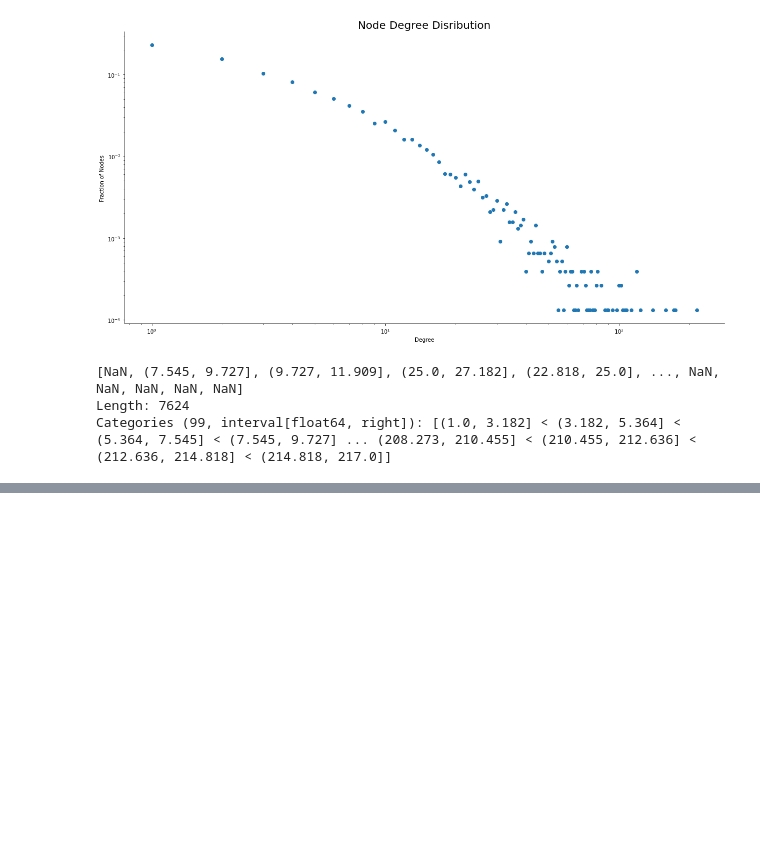
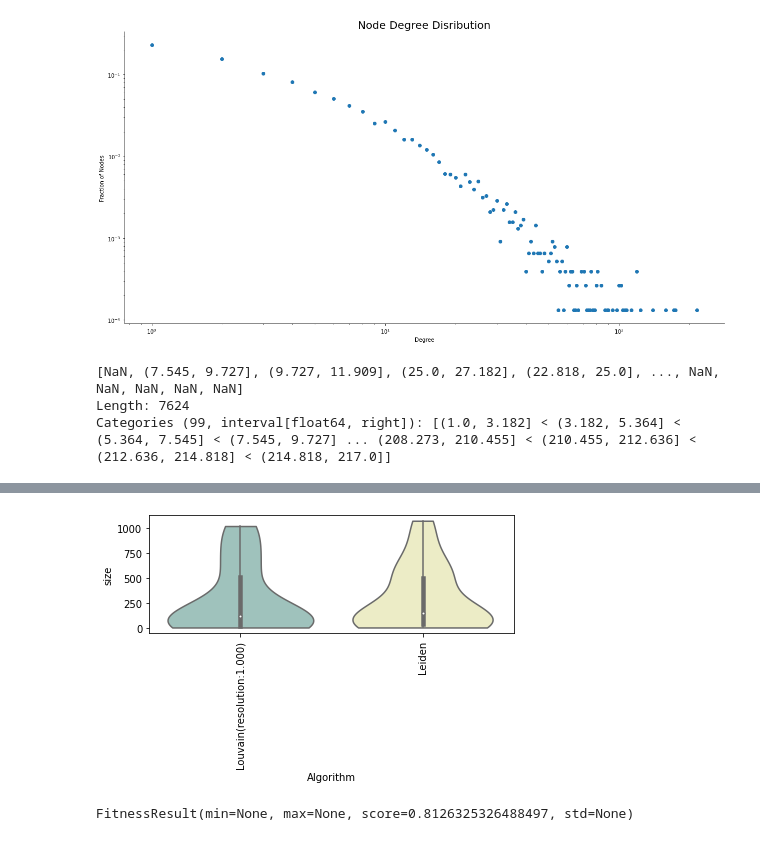
Before and after one commit to LaurinBrechter/GraphTheory, a Jupyter notebook: LastFmSocialNetwork.ipynb, the cells around one changed output, grey strips where cells are left out. Saved outputs shown, nothing was run; the diff lists cells and outputs as text; code cells hidden in the pictures; blank space fills up the shorter version.

```diff
--- a/LastFmSocialNetwork.ipynb
+++ b/LastFmSocialNetwork.ipynb
@@ -109,0 +142,7 @@ lastfm_df
+# %%
+g = nx.karate_club_graph()
+coms = algorithms.louvain(lastfm)
+coms2 = algorithms.leiden(lastfm)
+violinplot = viz.plot_com_stat([coms, coms2],evaluation.size)
+# %% [output]
+[figure, added]
@@ -109,0 +151,4 @@ lastfm_df
+# %%
+mod
+# %% [output]
+FitnessResult(min=None, max=None, score=0.8126325326488497, std=None)
```
Also changed, not shown: parts of 37 cells of this notebook, 3 other files.
